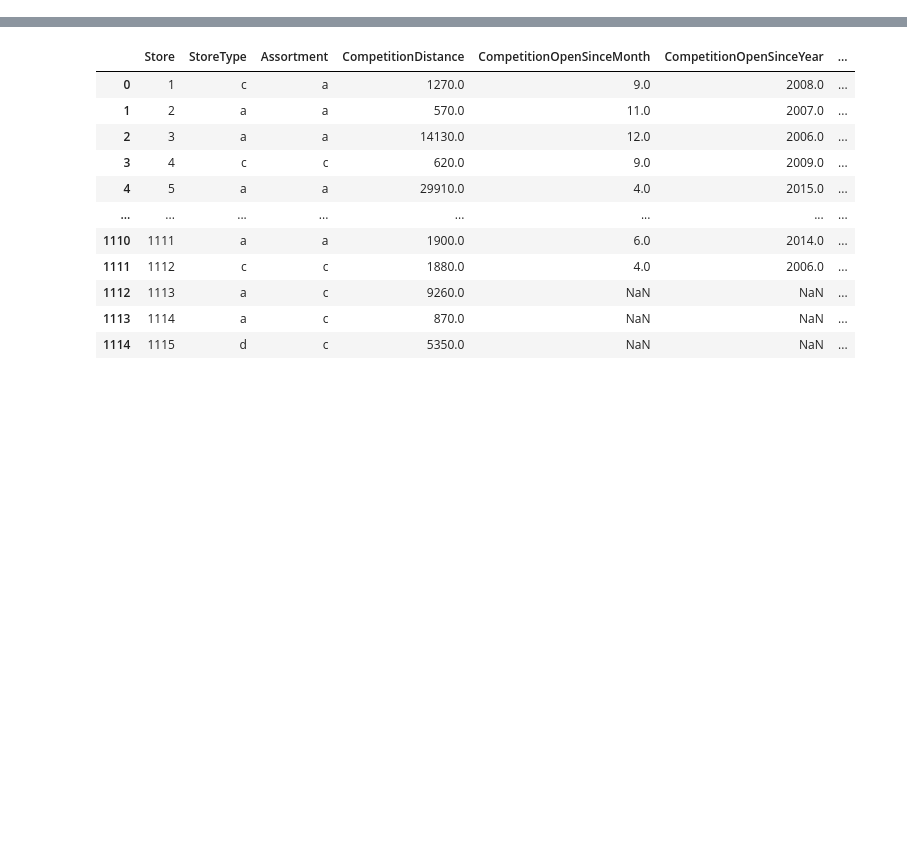
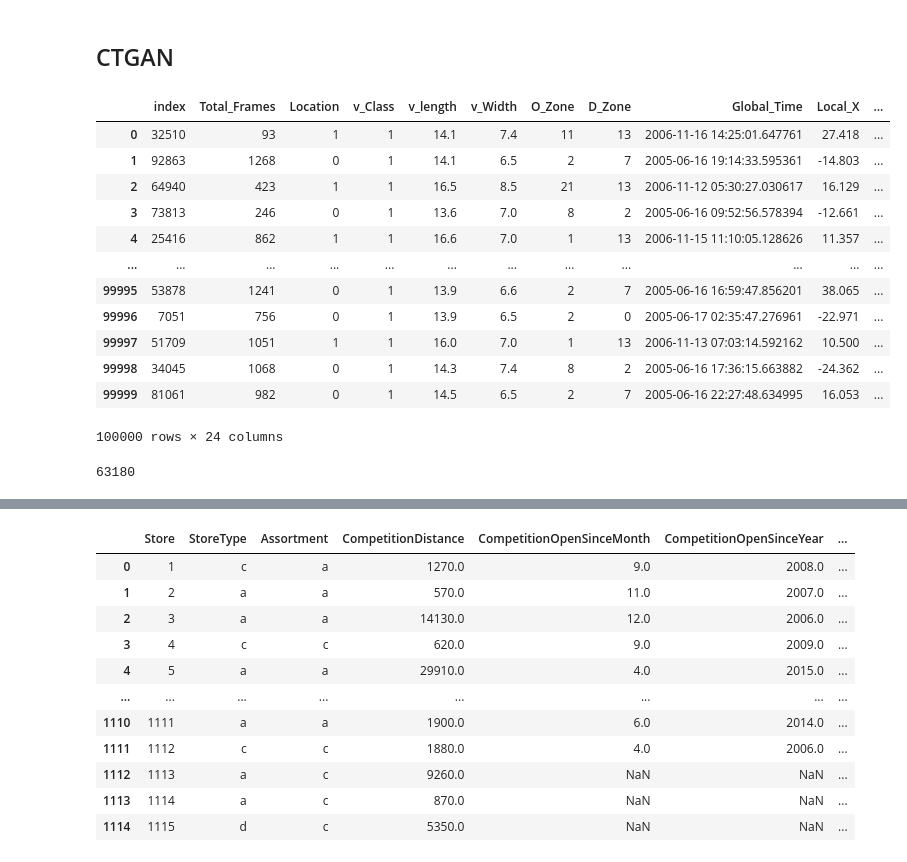
Before and after one commit to psr6275/TSAEval, a Jupyter notebook: data_explore.ipynb, the cells around one changed output, grey strips where cells are left out. Cells and saved outputs as stored; diff of their text form; code cells hidden in the pictures; blank space fills up the shorter version.

```diff
--- a/data_explore.ipynb
+++ b/data_explore.ipynb
@@ -3,0 +118,24 @@ import numpy as np
+# %% [markdown]
+## CTGAN
+# %%
+ctgan_syn = pd.read_csv("data/ngsim/ctgan_ngsim_synthetic.csv")
+# %%
+ctgan_syn
+# %% [output]
+|  | index | Total_Frames | Location | v_Class | v_length | v_Width | O_Zone | D_Zone | Global_Time | Local_X | ... |
+| 0 | 32510 | 93 | 1 | 1 | 14.1 | 7.4 | 11 | 13 | 2006-11-16 14:25:01.647761 | 27.418 | ... |
+| 1 | 92863 | 1268 | 0 | 1 | 14.1 | 6.5 | 2 | 7 | 2005-06-16 19:14:33.595361 | -14.803 | ... |
+| 2 | 64940 | 423 | 1 | 1 | 16.5 | 8.5 | 21 | 13 | 2006-11-12 05:30:27.030617 | 16.129 | ... |
+| 3 | 73813 | 246 | 0 | 1 | 13.6 | 7.0 | 8 | 2 | 2005-06-16 09:52:56.578394 | -12.661 | ... |
+| 4 | 25416 | 862 | 1 | 1 | 16.6 | 7.0 | 1 | 13 | 2006-11-15 11:10:05.128626 | 11.357 | ... |
+| ... | ... | ... | ... | ... | ... | ... | ... | ... | ... | ... | ... |
+| 99995 | 53878 | 1241 | 0 | 1 | 13.9 | 6.6 | 2 | 7 | 2005-06-16 16:59:47.856201 | 38.065 | ... |
+| 99996 | 7051 | 756 | 0 | 1 | 13.9 | 6.5 | 2 | 0 | 2005-06-17 02:35:47.276961 | -22.971 | ... |
+| 99997 | 51709 | 1051 | 1 | 1 | 16.0 | 7.0 | 1 | 13 | 2006-11-13 07:03:14.592162 | 10.500 | ... |
+| 99998 | 34045 | 1068 | 0 | 1 | 14.3 | 7.4 | 8 | 2 | 2005-06-16 17:36:15.663882 | -24.362 | ... |
+| 99999 | 81061 | 982 | 0 | 1 | 14.5 | 6.5 | 2 | 7 | 2005-06-16 22:27:48.634995 | 16.053 | ... |
+100000 rows × 24 columns
+# %%
+len(ctgan_syn['index'].unique())
+# %% [output]
+63180
```
Also changed, not shown: parts of 23 cells of this notebook, 6 other files.
